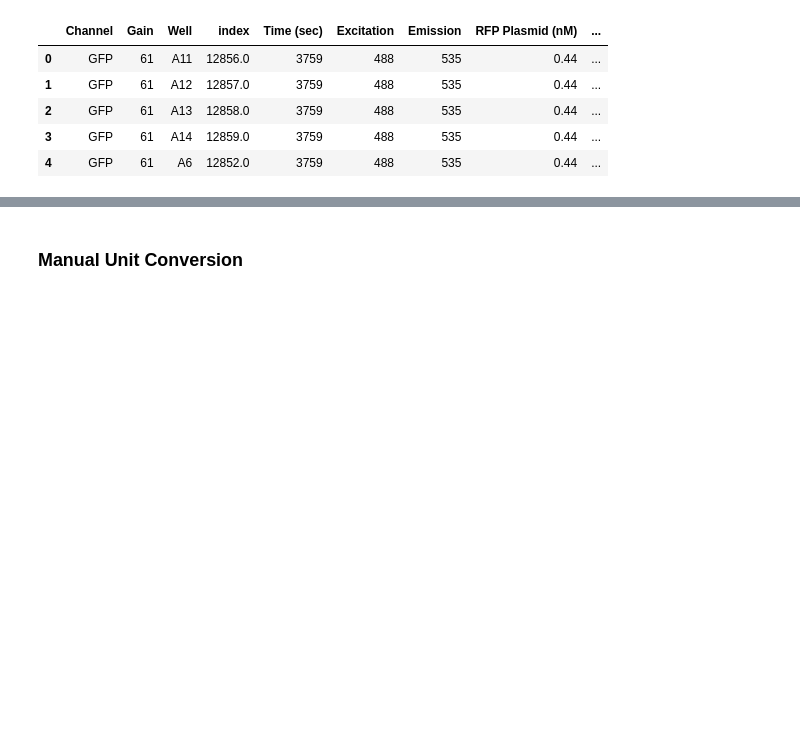
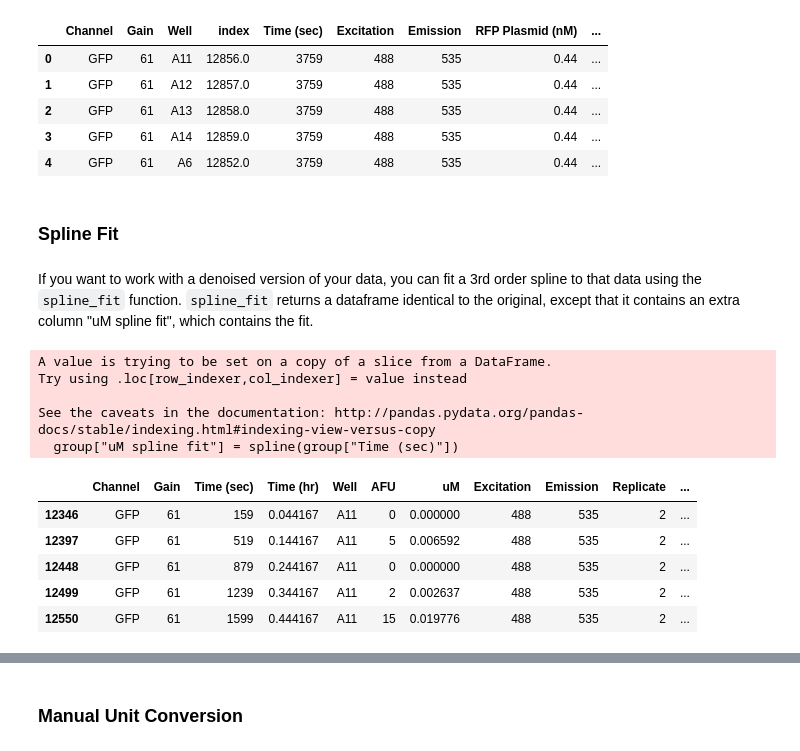
Before and after one commit to sclamons/murraylab_tools, a Jupyter notebook: examples/Biotek Analysis Usage Examples.ipynb, the cells around one changed output, grey strips where cells are left out. Cells and saved outputs as stored; diff of their text form; code cells hidden in the pictures; blank space fills up the shorter version.

```diff
--- a/examples/Biotek Analysis Usage Examples.ipynb
+++ b/examples/Biotek Analysis Usage Examples.ipynb
@@ -198,3 +203,22 @@ endpoint_df.head()
 | 2 | GFP | 61 | A13 | 12858.0 | 3759 | 488 | 535 | 0.44 | ... |
 | 3 | GFP | 61 | A14 | 12859.0 | 3759 | 488 | 535 | 0.44 | ... |
 | 4 | GFP | 61 | A6 | 12852.0 | 3759 | 488 | 535 | 0.44 | ... |
+# %% [markdown]
+### Spline Fit
+# %% [markdown]
+If you want to work with a denoised version of your data, you can fit a 3rd order spline to that data using the `spline_fit` function. `spline_fit` returns a dataframe identical to the original, except that it contains an extra column "uM spline fit", which contains the fit.
+# %%
+fit_df = mt_biotek.spline_fit(df)
+fit_df.head()
+# %% [output]
+A value is trying to be set on a copy of a slice from a DataFrame.
+Try using .loc[row_indexer,col_indexer] = value instead
+
+See the caveats in the documentation: http://pandas.pydata.org/pandas-docs/stable/indexing.html#indexing-view-versus-copy
+  group["uM spline fit"] = spline(group["Time (sec)"])
+|  | Channel | Gain | Time (sec) | Time (hr) | Well | AFU | uM | Excitation | Emission | Replicate | ... |
+| 12346 | GFP | 61 | 159 | 0.044167 | A11 | 0 | 0.000000 | 488 | 535 | 2 | ... |
+| 12397 | GFP | 61 | 519 | 0.144167 | A11 | 5 | 0.006592 | 488 | 535 | 2 | ... |
+| 12448 | GFP | 61 | 879 | 0.244167 | A11 | 0 | 0.000000 | 488 | 535 | 2 | ... |
+| 12499 | GFP | 61 | 1239 | 0.344167 | A11 | 2 | 0.002637 | 488 | 535 | 2 | ... |
+| 12550 | GFP | 61 | 1599 | 0.444167 | A11 | 15 | 0.019776 | 488 | 535 | 2 | ... |
```
Also changed, not shown: parts of 5 cells of this notebook, 1 other file.
